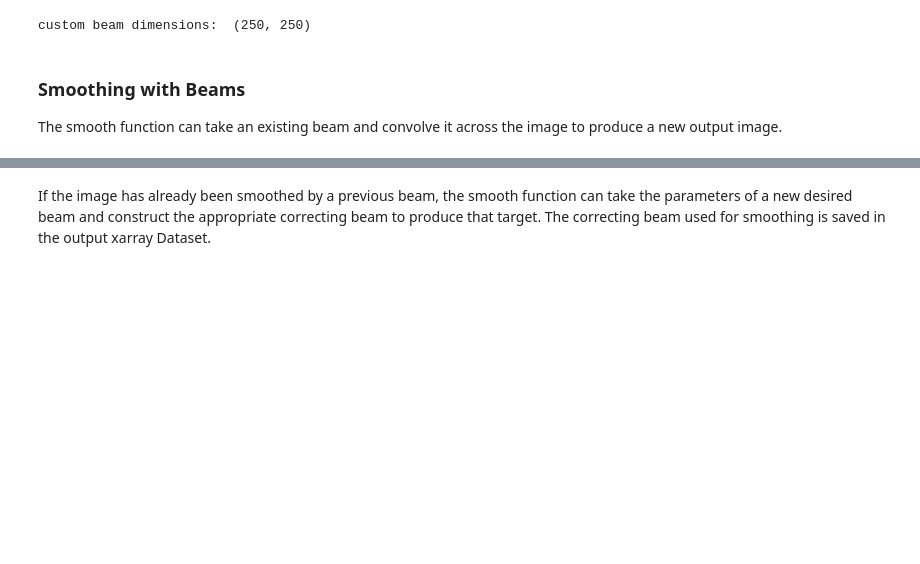
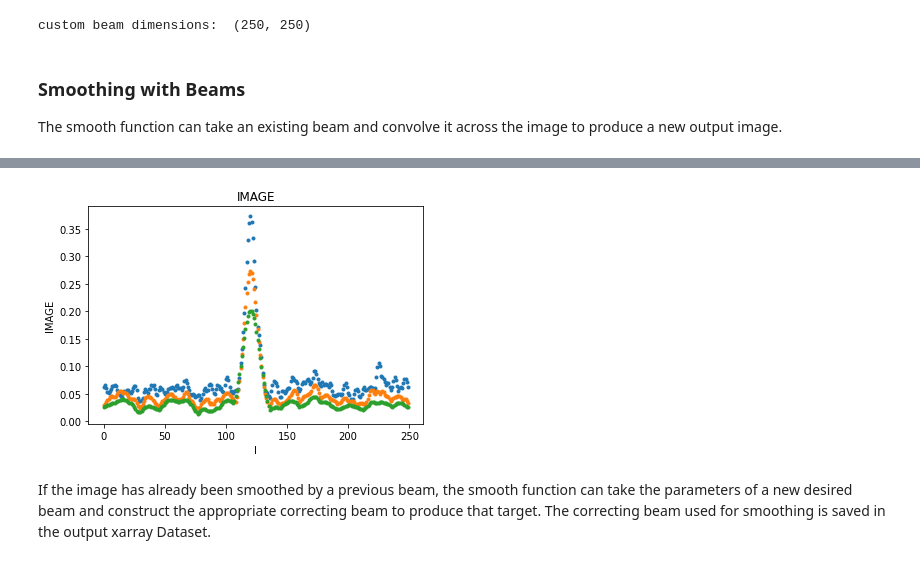
Before and after one commit to casangi/cngi_prototype, a Jupyter notebook: docs/images.ipynb, the cells around one changed output, grey strips where cells are left out. Drawn from its saved outputs; the diff is of its cells as text; code cells hidden in the pictures; blank space fills up the shorter version.

```diff
--- a/docs/images.ipynb
+++ b/docs/images.ipynb
@@ -337,9 +341,9 @@ First lets expand the parameterized per-plane beams defined in the xds attribute
 # %%
 from cngi.image import gaussianbeam
 
-print('restoring beam parameters (chan 5) : ', image_xds.restoringbeam[5])
+print('restoring beam parameters (chan 5) : ', image_xds.perplanebeams[5])
 
-image_xds2 = gaussianbeam(image_xds, source='restoringbeam', name='RESTORING_BEAM')
+image_xds2 = gaussianbeam(image_xds, source='perplanebeams', name='RESTORING_BEAM')
 
 implot(image_xds2.RESTORING_BEAM)
 print('restoring beam dimensions: ', image_xds2.RESTORING_BEAM.shape)
@@ -376,10 +385,12 @@ implot(image_xds3.IMAGE)
 # %%
 # smooth with our larger custom beam
 image_xds4 = smooth(image_xds2, kernel='BEAM')
 
-implot(image_xds.IMAGE, axis='d0', chans=5, drawplot=False)
-implot(image_xds3.IMAGE, axis='d0', chans=5, overplot=True, drawplot=False)
-implot(image_xds4.IMAGE, axis='d0', chans=5, overplot=True)
+implot(image_xds.IMAGE, axis='l', chans=5, drawplot=False)
+implot(image_xds3.IMAGE, axis='l', chans=5, overplot=True, drawplot=False)
+implot(image_xds4.IMAGE, axis='l', chans=5, overplot=True)
+# %% [output]
+[figure, added]
 # %% [markdown]
 If the image has already been smoothed by a previous beam, the smooth function can take the parameters of a new desired beam and construct the appropriate correcting beam to produce that target. The correcting beam used for smoothing is saved in the output xarray Dataset.
 # %%
```
Also changed, not shown: parts of 16 cells of this notebook.
